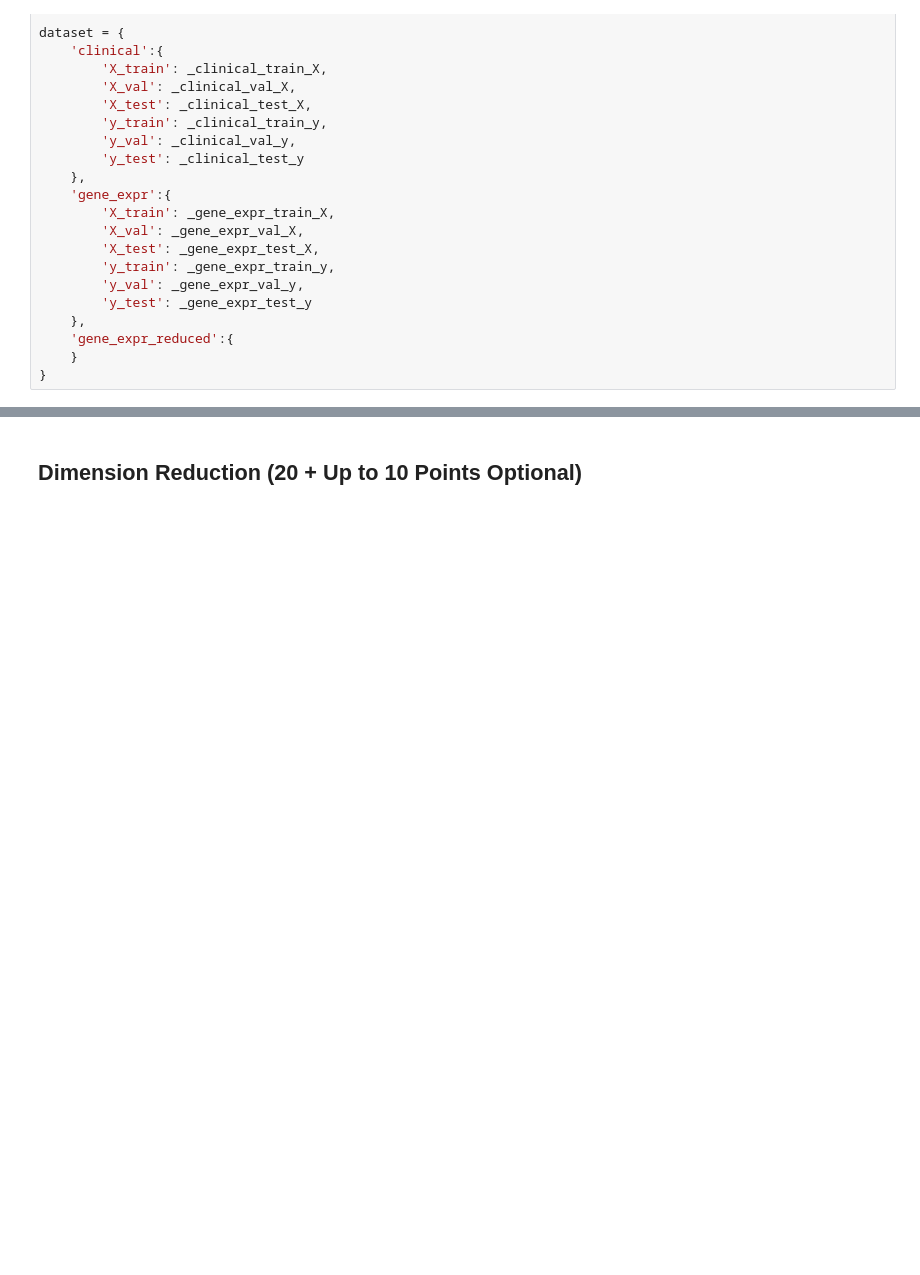
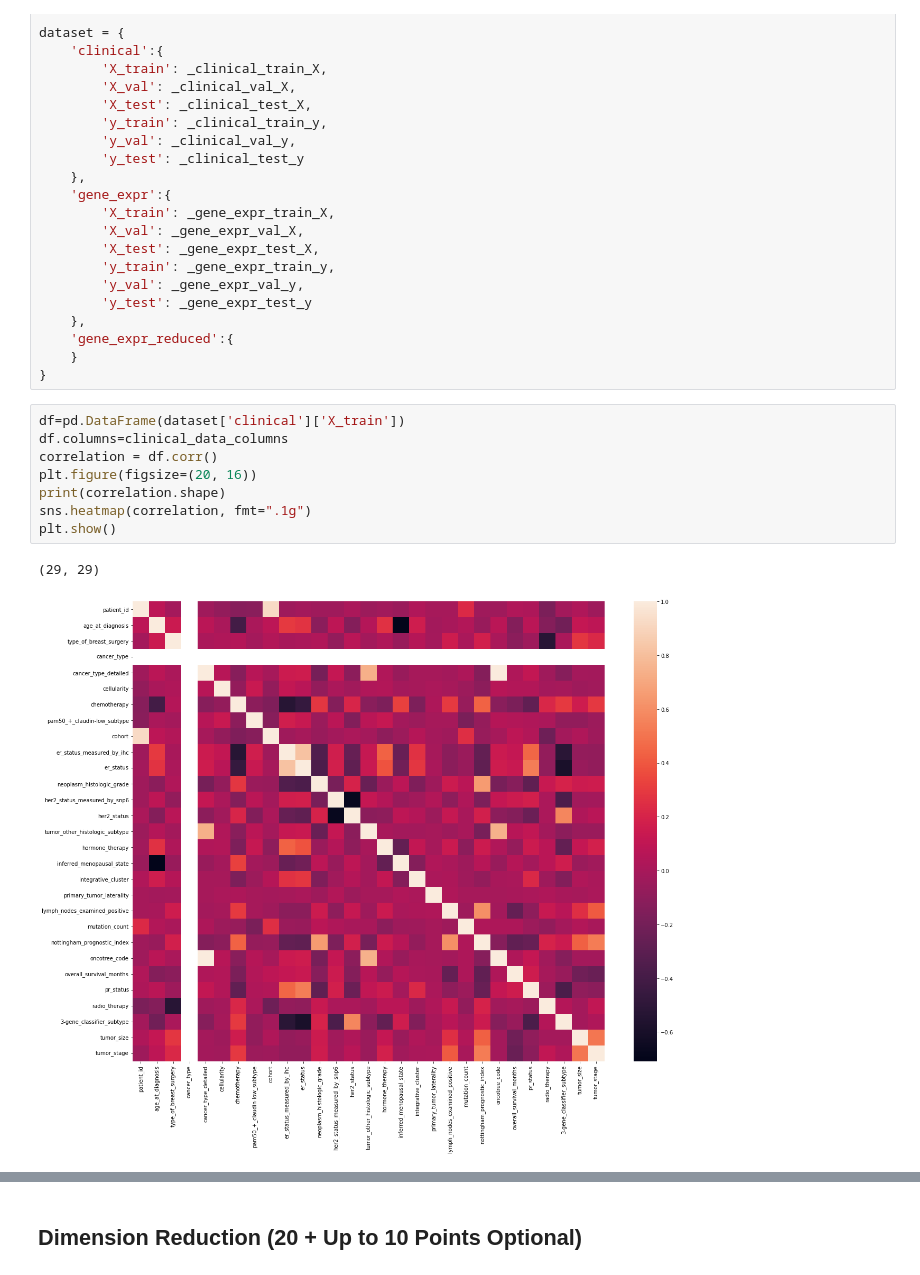
Before and after one commit to soligits/ml-final-project, a Jupyter notebook: ML_Project.ipynb, the cells around one changed output, grey strips where cells are left out. Drawn from its saved outputs; the diff is of its cells as text; blank space fills up the shorter version.

```diff
--- a/ML_Project.ipynb
+++ b/ML_Project.ipynb
@@ -283,3 +283,14 @@ dataset = {
     'gene_expr_reduced':{
     }
 }
+# %%
+df=pd.DataFrame(dataset['clinical']['X_train'])
+df.columns=clinical_data_columns
+correlation = df.corr()
+plt.figure(figsize=(20, 16))
+print(correlation.shape)
+sns.heatmap(correlation, fmt=".1g")
+plt.show()
+# %% [output]
+(29, 29)
+[figure, added]
```
Also changed, not shown: parts of 13 cells of this notebook.
